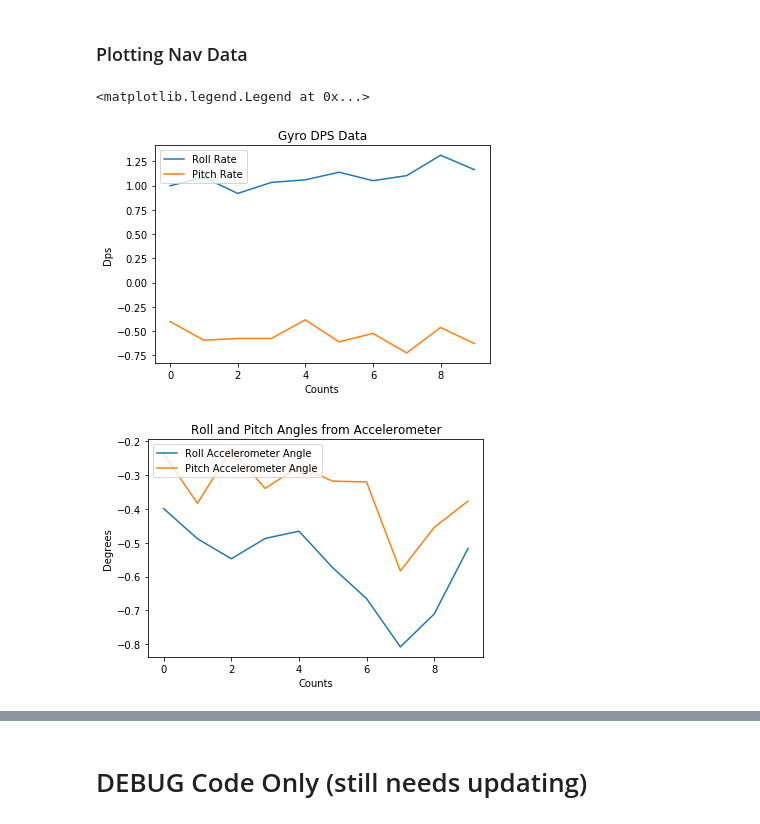
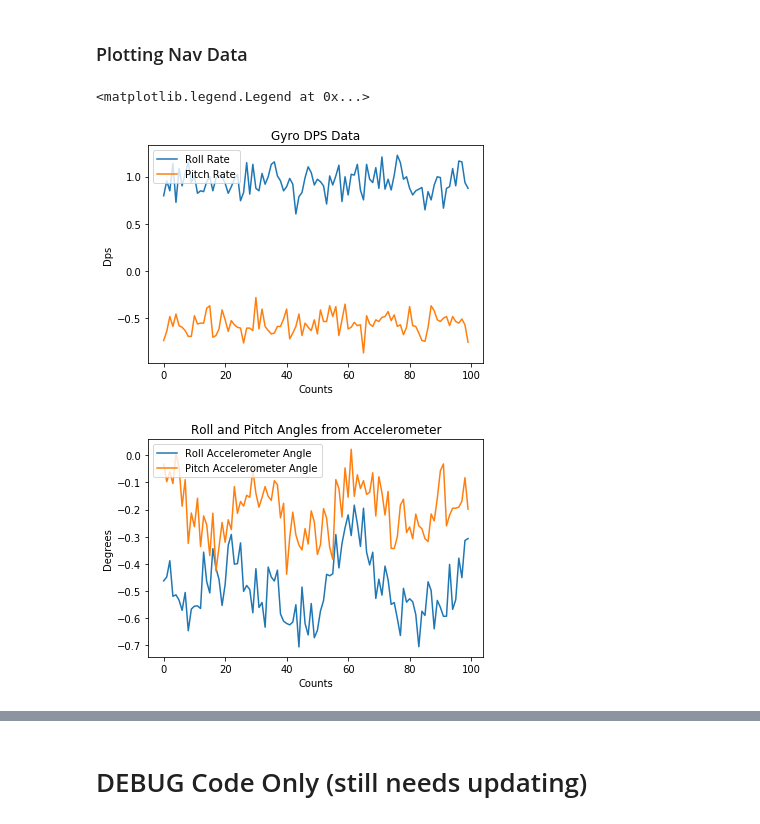
Before and after one commit to jofranco/multi-rotor-on-FPGA, a Jupyter notebook: temp/Pmod_NAV/jupyter_notebook/Nav_Notebook_Demo.ipynb, the cells around one changed output, grey strips where cells are left out. Saved outputs shown, nothing was run; the diff lists cells and outputs as text; code cells hidden in the pictures.

```diff
--- a/temp/Pmod_NAV/jupyter_notebook/Nav_Notebook_Demo.ipynb
+++ b/temp/Pmod_NAV/jupyter_notebook/Nav_Notebook_Demo.ipynb
@@ -580,39 +580,39 @@ def packRawAccData():
     return [Nav_Acc_GetData(0x01), Nav_Acc_GetData(0x02),
             Nav_Acc_GetData(0x03)]
 
-N = 10 # Number of iterations
+N = 100 # Number of iterations
 GyroRawNavData = np.array([packRawGyroData() for _ in range(N)])
 #print("Gyroscope Raw Data: \n", GyroRawNavData)
 GyroDPSNavData = Gyro_gRangeLSB * GyroRawNavData
 #print("Gyroscope DPS Data: \n", GyroDPSNavData)
 
 # Might need to flip values i.e. multiply by (-1), decide based on testing and reference wanted
 AccRawNavData = np.array([packRawAccData() for _ in range(N)])
 #print("Accelerometer Raw Data: \n", AccRawNavData)
 AccGNavData = Accel_xlRangeLSB * AccRawNavData
 #print("Accelerometer G Data: \n", AccGNavData)
 
 plt.figure()
 plt.plot(GyroDPSNavData[:, 0], label = 'Roll Rate')
 plt.plot(GyroDPSNavData[:, 1], label = 'Pitch Rate')
 #plt.plot(GyroDPSNavData[:, 2], label = 'Yaw Rate')
 plt.ylabel('Dps')
 plt.xlabel('Counts')
 plt.title('Gyro DPS Data')
 plt.legend(loc=2)
 
 # Convert Accelerometer values to degrees
 rollAccAngle = np.arctan2(AccRawNavData[:,1], AccRawNavData[:,2] + np.pi) * RAD_TO_DEG
 pitchAccAngle = np.arctan2(AccRawNavData[:,0], AccRawNavData[:,2] + np.pi) * RAD_TO_DEG
 
 plt.figure()
 plt.plot(rollAccAngle, label = 'Roll Accelerometer Angle')
 plt.plot(pitchAccAngle, label = 'Pitch Accelerometer Angle')
 plt.ylabel('Degrees')
 plt.xlabel('Counts')
 plt.title('Roll and Pitch Angles from Accelerometer')
 plt.legend(loc=2)
 # %% [output]
 <matplotlib.legend.Legend at 0x...>
-[figure, old version]
+[figure, new version]
-[figure, old version]
+[figure, new version]
```
Also changed, not shown: parts of 8 cells of this notebook.
